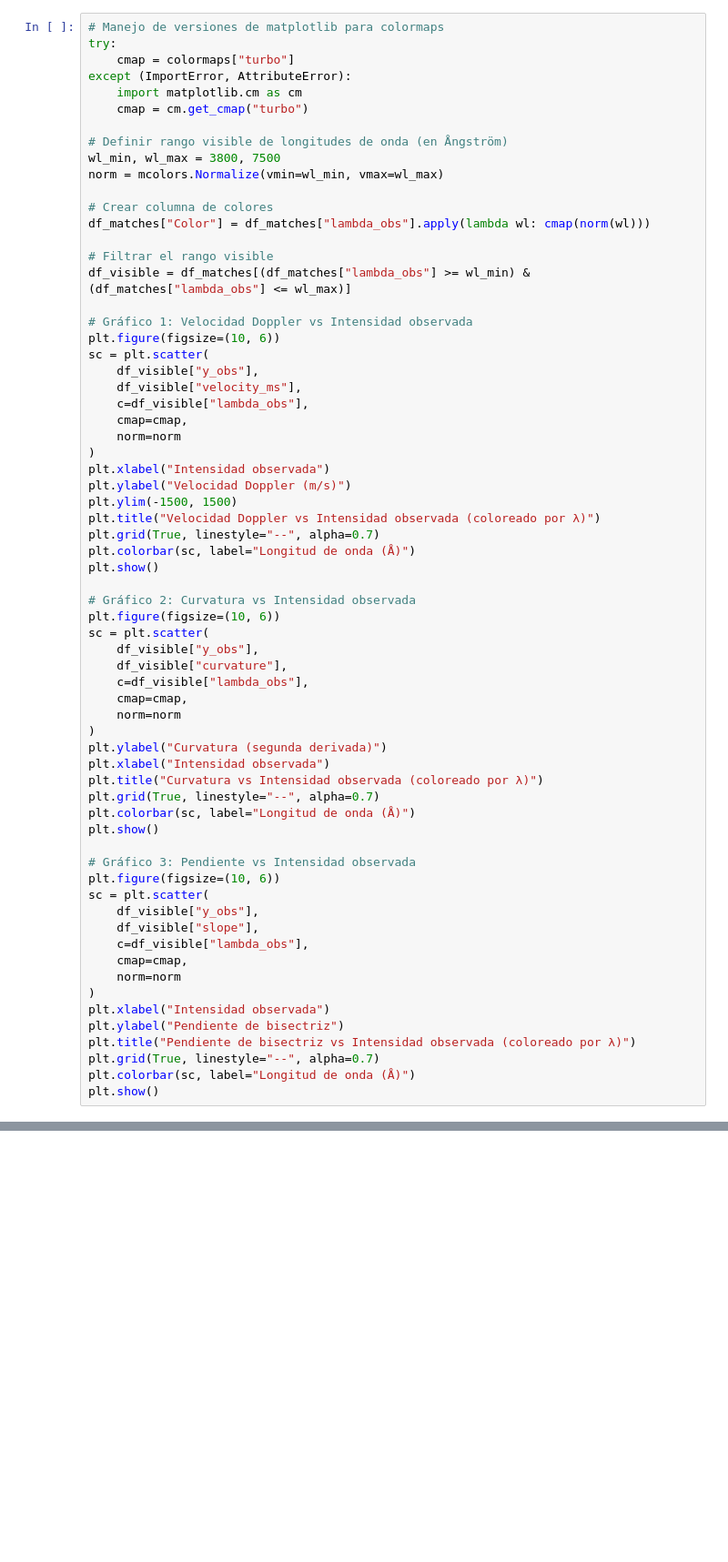
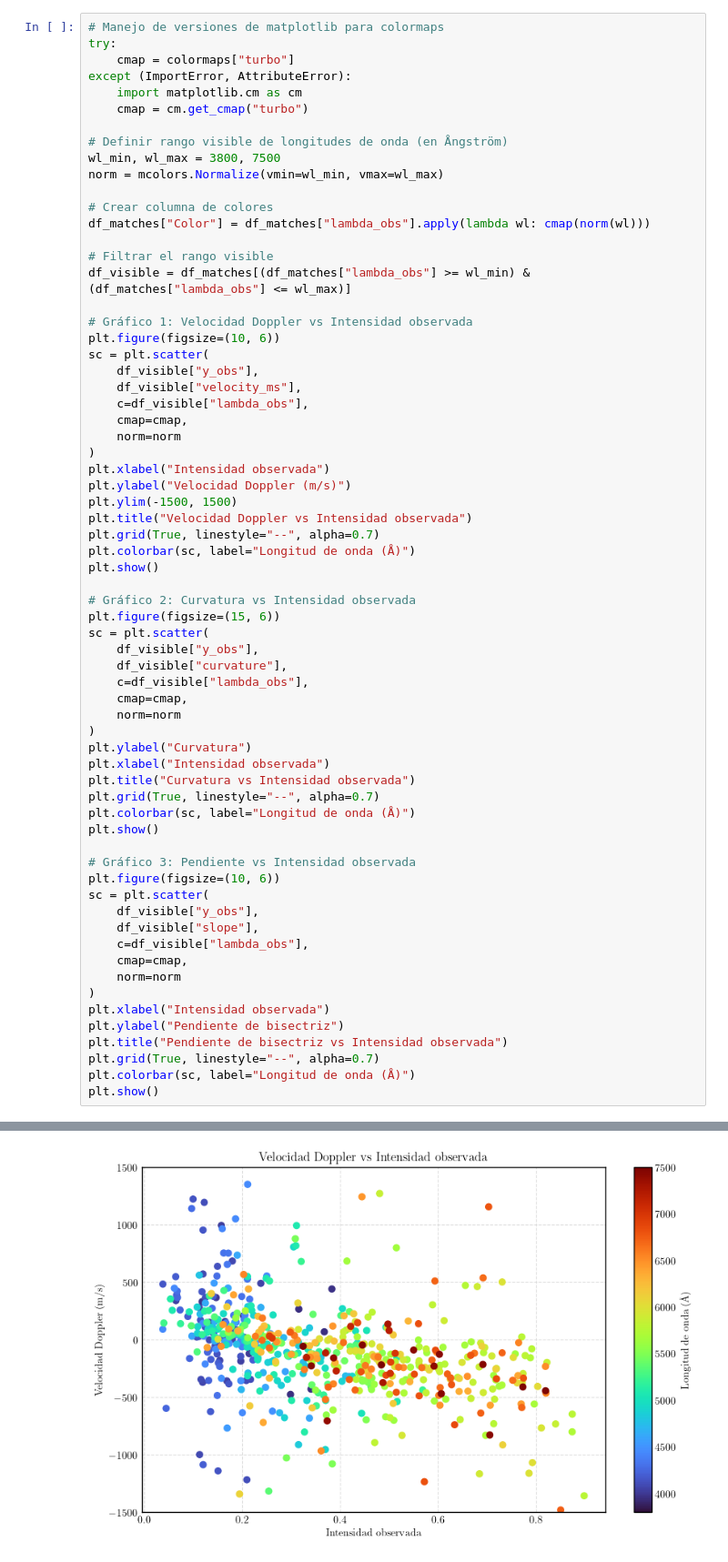
Before and after one commit to LaraGomezN/Aldebaran, a Jupyter notebook: main.ipynb, the cells around one changed output, grey strips where cells are left out. Shown at 91% size. Cells and saved outputs as stored; diff of their text form; blank space fills up the shorter version.

Commit message:
Changes in the graphs

```diff
--- a/main.ipynb
+++ b/main.ipynb
@@ -353,13 +397,13 @@ sc = plt.scatter(
 plt.xlabel("Intensidad observada")
 plt.ylabel("Velocidad Doppler (m/s)")
 plt.ylim(-1500, 1500)
-plt.title("Velocidad Doppler vs Intensidad observada (coloreado por λ)")
+plt.title("Velocidad Doppler vs Intensidad observada")
 plt.grid(True, linestyle="--", alpha=0.7)
 plt.colorbar(sc, label="Longitud de onda (Å)")
 plt.show()
 
 # Gráfico 2: Curvatura vs Intensidad observada
-plt.figure(figsize=(10, 6))
+plt.figure(figsize=(15, 6))
 sc = plt.scatter(
     df_visible["y_obs"],
     df_visible["curvature"],
@@ -367,9 +411,9 @@ sc = plt.scatter(
     cmap=cmap,
     norm=norm
 )
-plt.ylabel("Curvatura (segunda derivada)")
+plt.ylabel("Curvatura")
 plt.xlabel("Intensidad observada")
-plt.title("Curvatura vs Intensidad observada (coloreado por λ)")
+plt.title("Curvatura vs Intensidad observada")
 plt.grid(True, linestyle="--", alpha=0.7)
 plt.colorbar(sc, label="Longitud de onda (Å)")
 plt.show()
@@ -385,7 +429,7 @@ sc = plt.scatter(
 )
 plt.xlabel("Intensidad observada")
 plt.ylabel("Pendiente de bisectriz")
-plt.title("Pendiente de bisectriz vs Intensidad observada (coloreado por λ)")
+plt.title("Pendiente de bisectriz vs Intensidad observada")
 plt.grid(True, linestyle="--", alpha=0.7)
 plt.colorbar(sc, label="Longitud de onda (Å)")
 plt.show()
@@ -407,0 +437 @@ Here is the full command invocation and its output:
+[figure, added]
```
Also changed, not shown: parts of 9 cells of this notebook, 1 other file.
